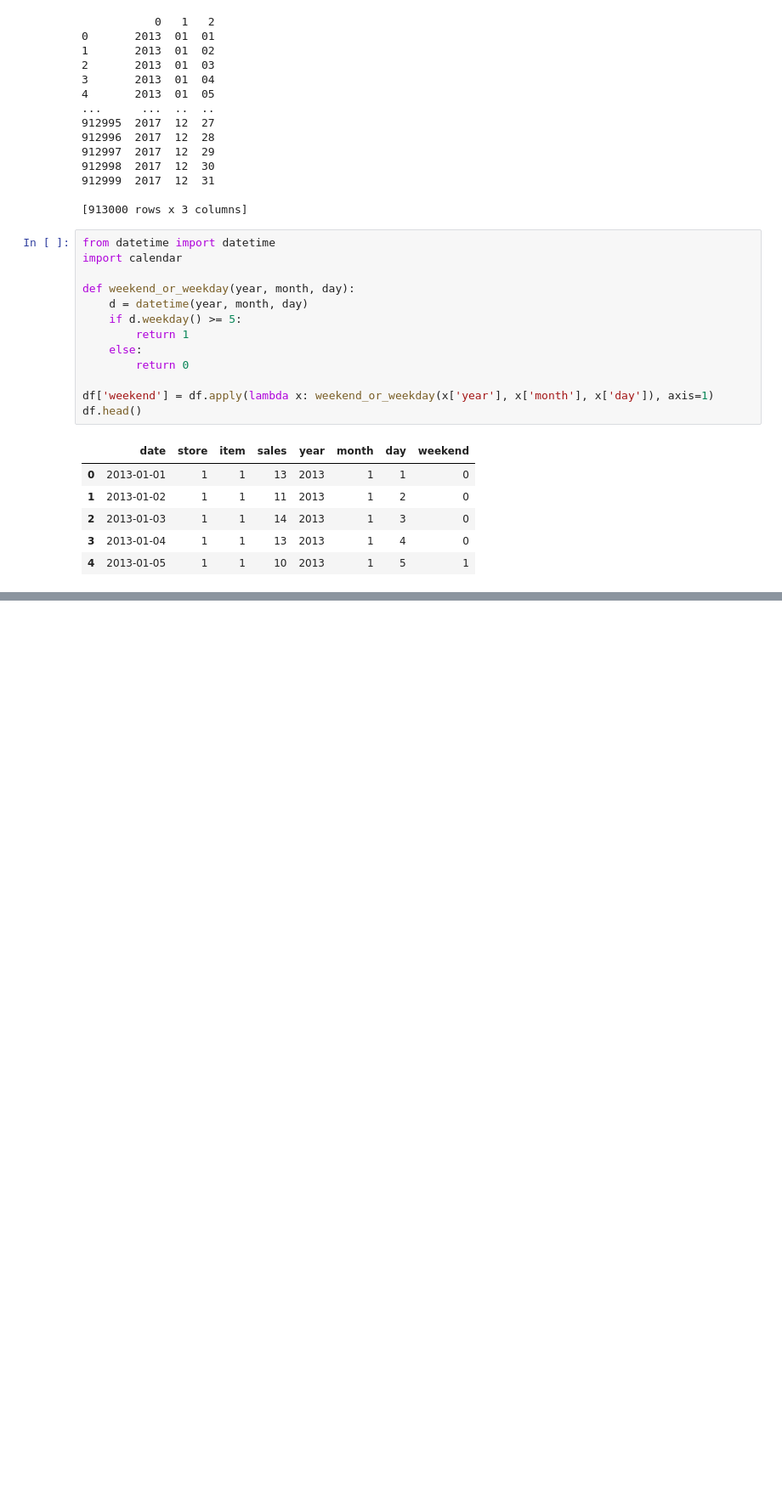
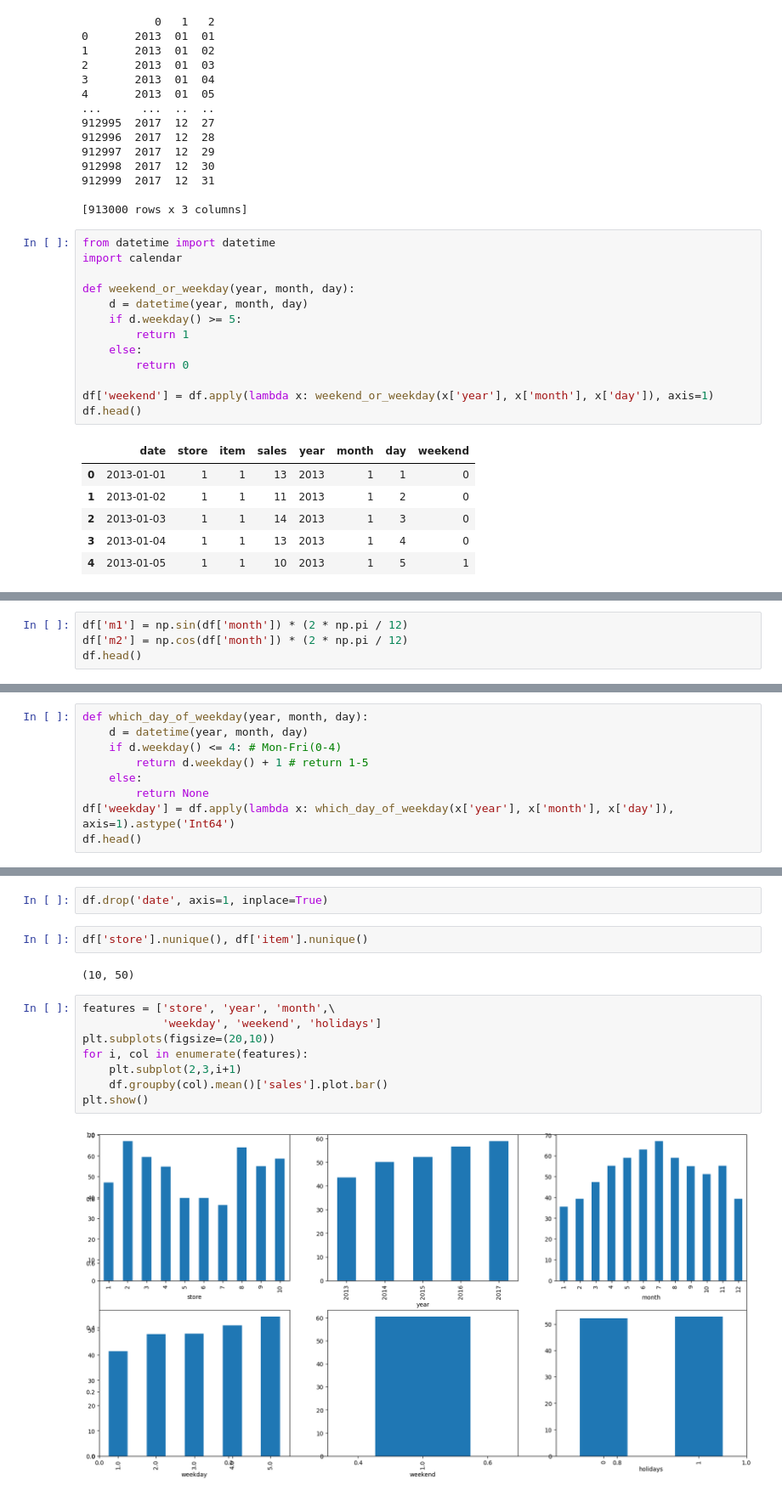
Before and after one commit to Liziye725/data_analysis_model, a Jupyter notebook: Inventory_Demand_Forecast/InventoryDemandForecastUsingMachineLearning.ipynb, the cells around one changed output, grey strips where cells are left out. Shown: that part at 85% size. Saved outputs shown, nothing was run; the diff lists cells and outputs as text; blank space fills up the shorter version.

```diff
--- a/Inventory_Demand_Forecast/InventoryDemandForecastUsingMachineLearning.ipynb
+++ b/Inventory_Demand_Forecast/InventoryDemandForecastUsingMachineLearning.ipynb
@@ -138,0 +146,4 @@ KeyboardInterrupt:
+# %%
+df['m1'] = np.sin(df['month']) * (2 * np.pi / 12)
+df['m2'] = np.cos(df['month']) * (2 * np.pi / 12)
+df.head()
@@ -138,0 +157,9 @@ KeyboardInterrupt:
+# %%
+def which_day_of_weekday(year, month, day):
+    d = datetime(year, month, day)
+    if d.weekday() <= 4: # Mon-Fri(0-4)
+        return d.weekday() + 1 # return 1-5
+    else:
+        return None
+df['weekday'] = df.apply(lambda x: which_day_of_weekday(x['year'], x['month'], x['day']), axis=1).astype('Int64')
+df.head()
@@ -138,0 +191,16 @@ KeyboardInterrupt:
+# %%
+df.drop('date', axis=1, inplace=True)
+# %%
+df['store'].nunique(), df['item'].nunique()
+# %% [output]
+(10, 50)
+# %%
+features = ['store', 'year', 'month',\
+            'weekday', 'weekend', 'holidays']
+plt.subplots(figsize=(20,10))
+for i, col in enumerate(features):
+    plt.subplot(2,3,i+1)
+    df.groupby(col).mean()['sales'].plot.bar()
+plt.show()
+# %% [output]
+[figure, added]
```
Also changed, not shown: parts of 7 cells of this notebook.
